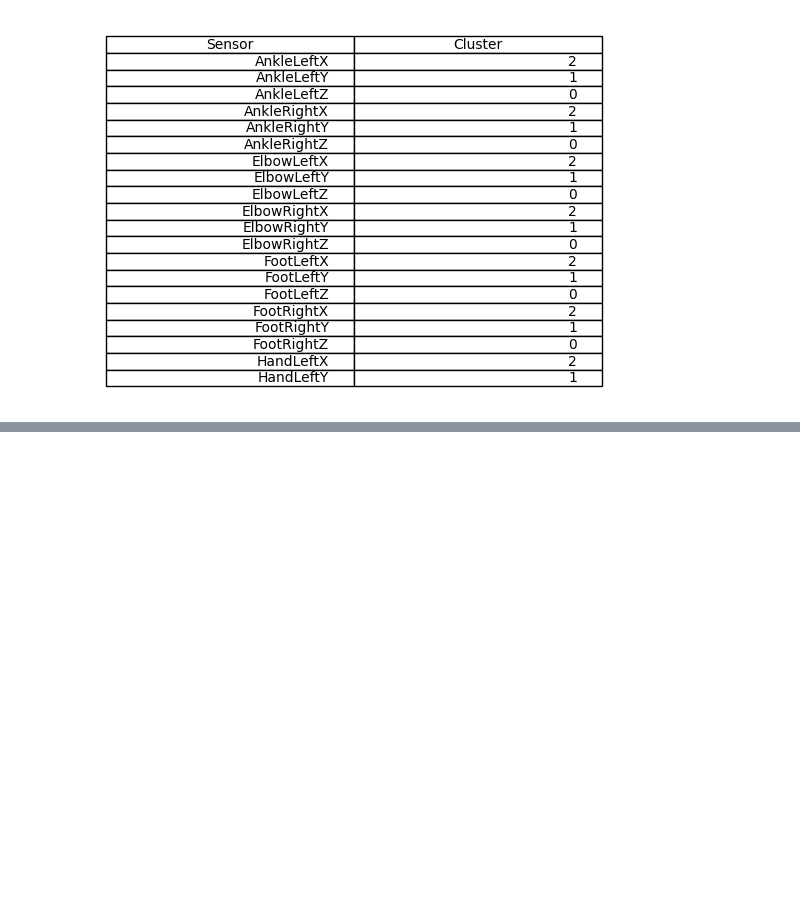
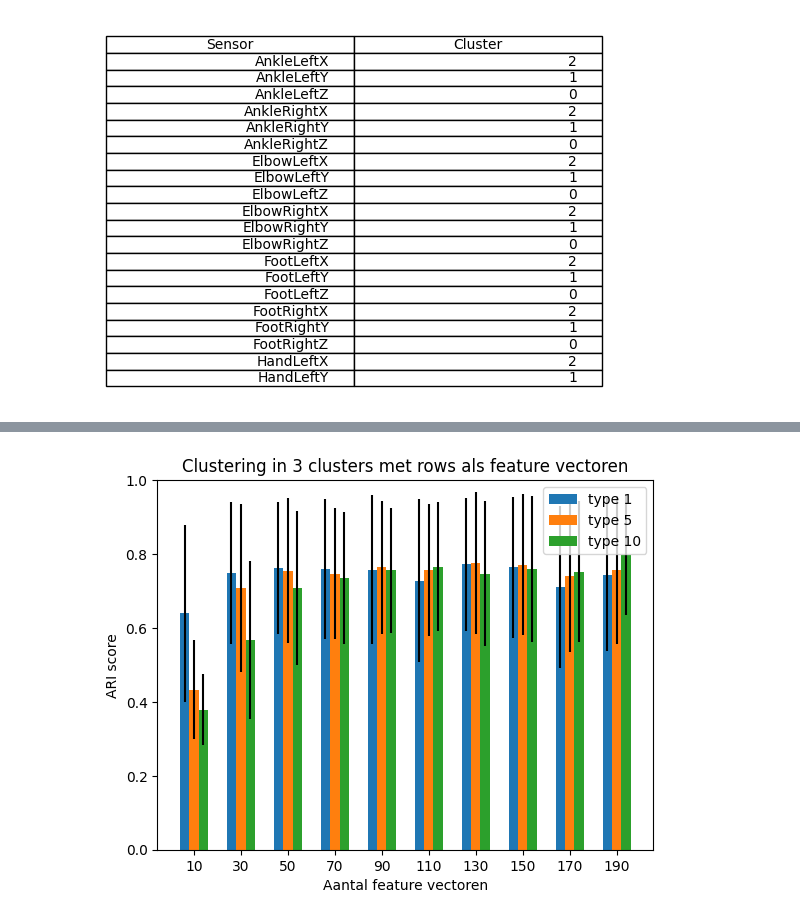
Before and after one commit to lolgameboy/TensorTimeSeriesClustering, a Jupyter notebook: scripts/notebook.ipynb, the cells around one changed output, grey strips where cells are left out. Saved outputs shown, nothing was run; the diff lists cells and outputs as text; code cells hidden in the pictures; blank space fills up the shorter version.

```diff
--- a/scripts/notebook.ipynb
+++ b/scripts/notebook.ipynb
@@ -37 +56,6 @@ show_table('tubes', 20, "vector_aca_t", 3, 30, 3)
+# %%
+#
+cluster_ari([1,5,10], 3, 'rows', 10, 20, 200, get_overview()["exercise"], 100, False, True, 8)
+# %% [output]
+[figure, added]
 # %%
```
Also changed, not shown: parts of 4 cells of this notebook, 13 other files.
